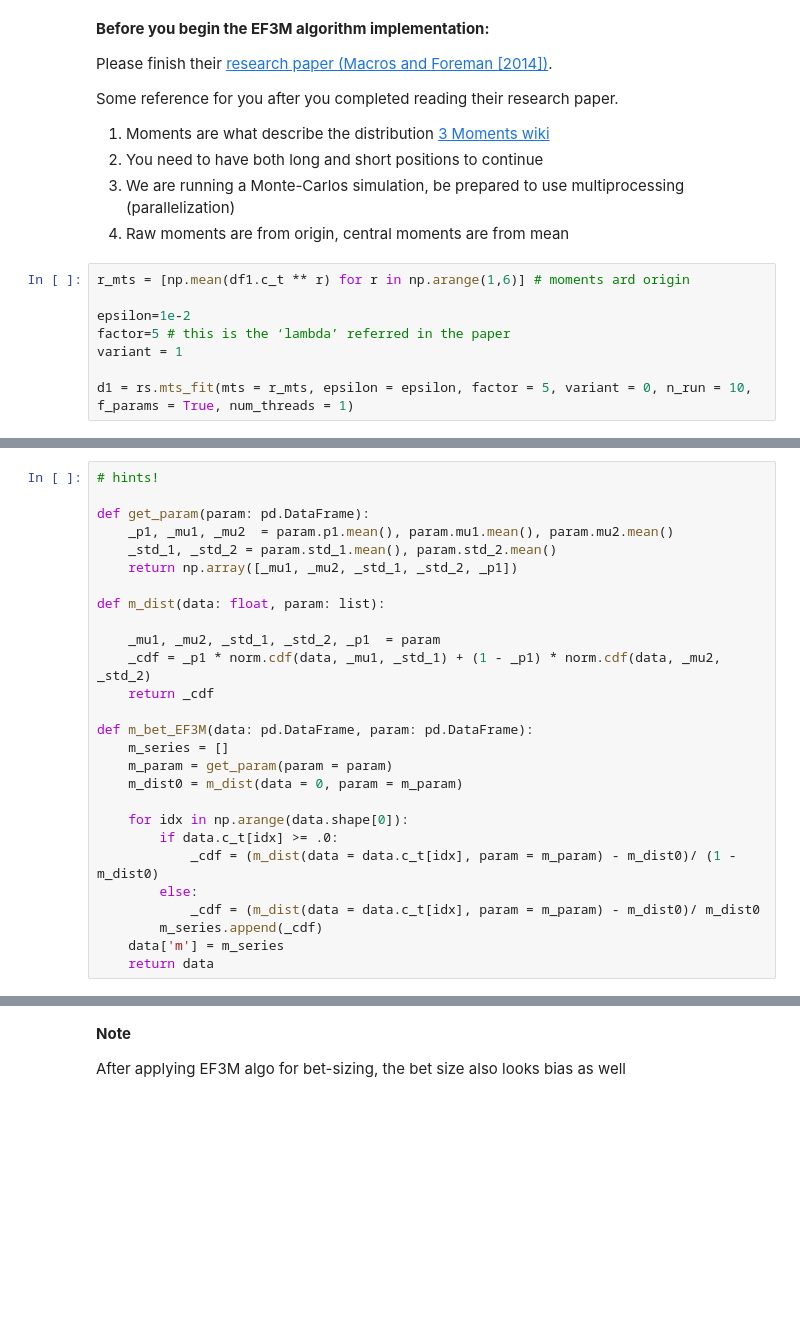
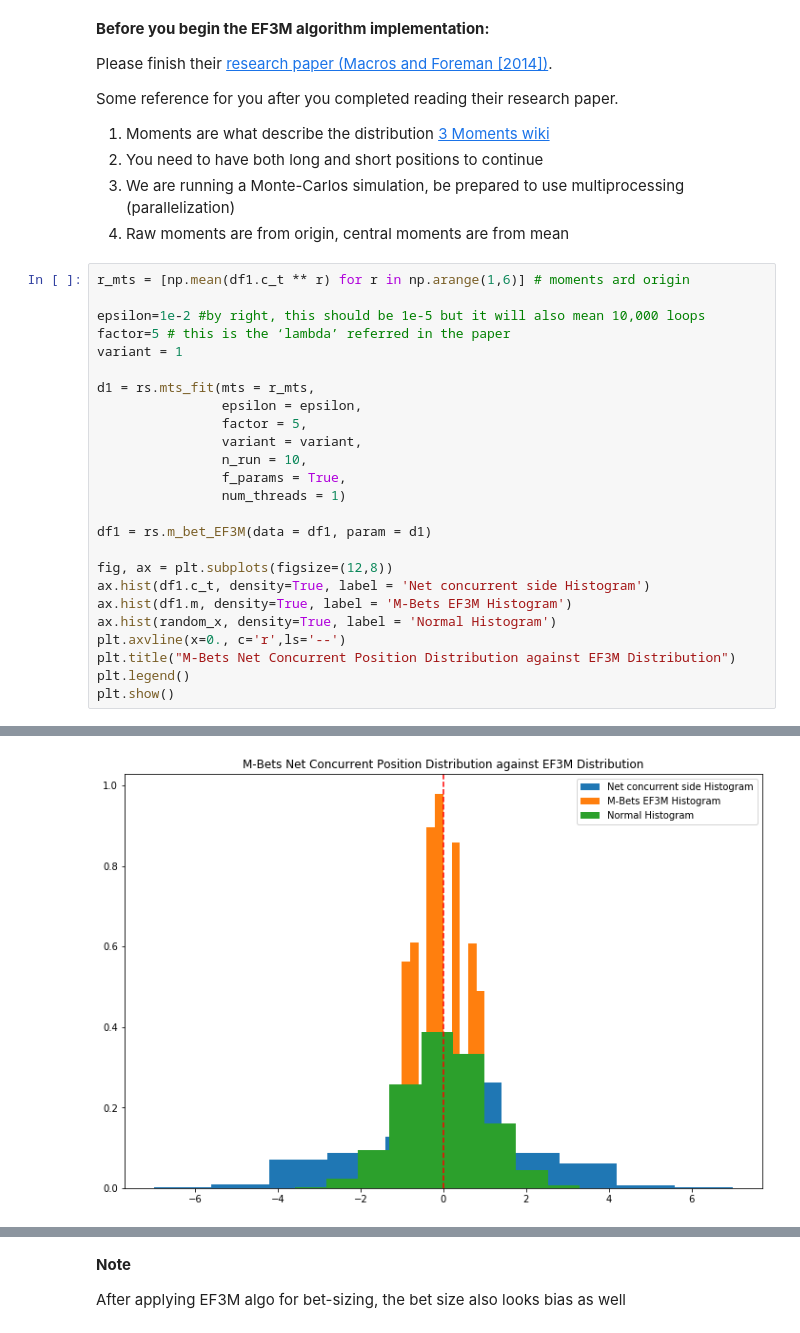
Before and after one commit to boyboi86/AFML, a Jupyter notebook: AFML 10.1.ipynb, the cells around one changed output, grey strips where cells are left out. Saved outputs shown, nothing was run; the diff lists cells and outputs as text; blank space fills up the shorter version.

```diff
--- a/AFML 10.1.ipynb
+++ b/AFML 10.1.ipynb
@@ -384,9 +376,26 @@ Some reference for you after you completed reading their research paper.
 # %%
 r_mts = [np.mean(df1.c_t ** r) for r in np.arange(1,6)] # moments ard origin
 
-epsilon=1e-2
+epsilon=1e-2 #by right, this should be 1e-5 but it will also mean 10,000 loops
 factor=5 # this is the ‘lambda’ referred in the paper
 variant = 1
 
-d1 = rs.mts_fit(mts = r_mts, epsilon = epsilon, factor = 5, variant = 0, n_run = 10, f_params = True, num_threads = 1)
+d1 = rs.mts_fit(mts = r_mts,
+                epsilon = epsilon,
+                factor = 5,
+                variant = variant,
+                n_run = 10,
+                f_params = True,
+                num_threads = 1)
+
+df1 = rs.m_bet_EF3M(data = df1, param = d1)
+
+fig, ax = plt.subplots(figsize=(12,8))
+ax.hist(df1.c_t, density=True, label = 'Net concurrent side Histogram')
+ax.hist(df1.m, density=True, label = 'M-Bets EF3M Histogram')
+ax.hist(random_x, density=True, label = 'Normal Histogram')
+plt.axvline(x=0., c='r',ls='--')
+plt.title("M-Bets Net Concurrent Position Distribution against EF3M Distribution")
+plt.legend()
+plt.show()
 # %% [output]
@@ -394,27 +403 @@ d1 = rs.mts_fit(mts = r_mts, epsilon = epsilon, factor = 5, variant = 0, n_run =
+[figure, added]
-# %%
-# hints!
-
-def get_param(param: pd.DataFrame):
-    _p1, _mu1, _mu2  = param.p1.mean(), param.mu1.mean(), param.mu2.mean()
-    _std_1, _std_2 = param.std_1.mean(), param.std_2.mean()
-    return np.array([_mu1, _mu2, _std_1, _std_2, _p1])
-
-def m_dist(data: float, param: list):
-
-    _mu1, _mu2, _std_1, _std_2, _p1  = param
-    _cdf = _p1 * norm.cdf(data, _mu1, _std_1) + (1 - _p1) * norm.cdf(data, _mu2, _std_2)
-    return _cdf
-
-def m_bet_EF3M(data: pd.DataFrame, param: pd.DataFrame):
-    m_series = []
-    m_param = get_param(param = param)
-    m_dist0 = m_dist(data = 0, param = m_param)
-
-    for idx in np.arange(data.shape[0]):
-        if data.c_t[idx] >= .0:
-            _cdf = (m_dist(data = data.c_t[idx], param = m_param) - m_dist0)/ (1 - m_dist0)
-        else:
-            _cdf = (m_dist(data = data.c_t[idx], param = m_param) - m_dist0)/ m_dist0
-        m_series.append(_cdf)
-    data['m'] = m_series
-    return data
```
Also changed, not shown: parts of 17 cells of this notebook.
